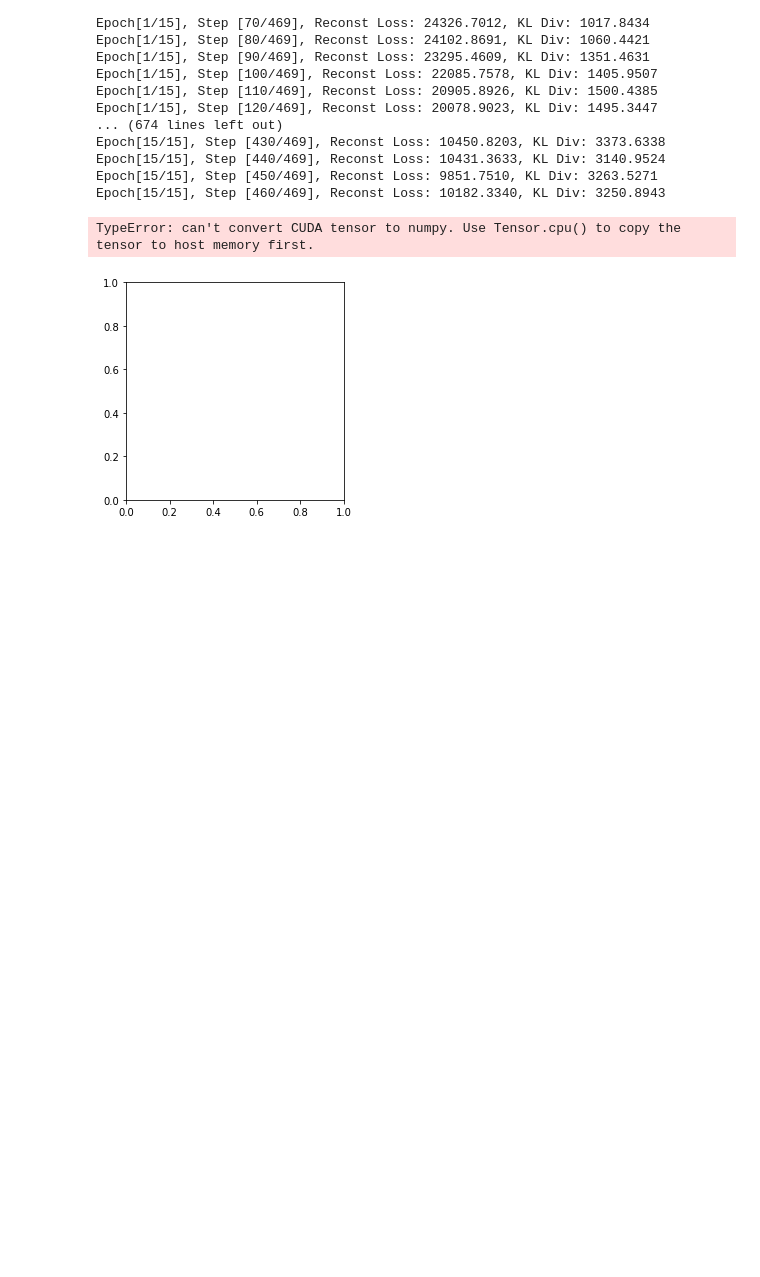
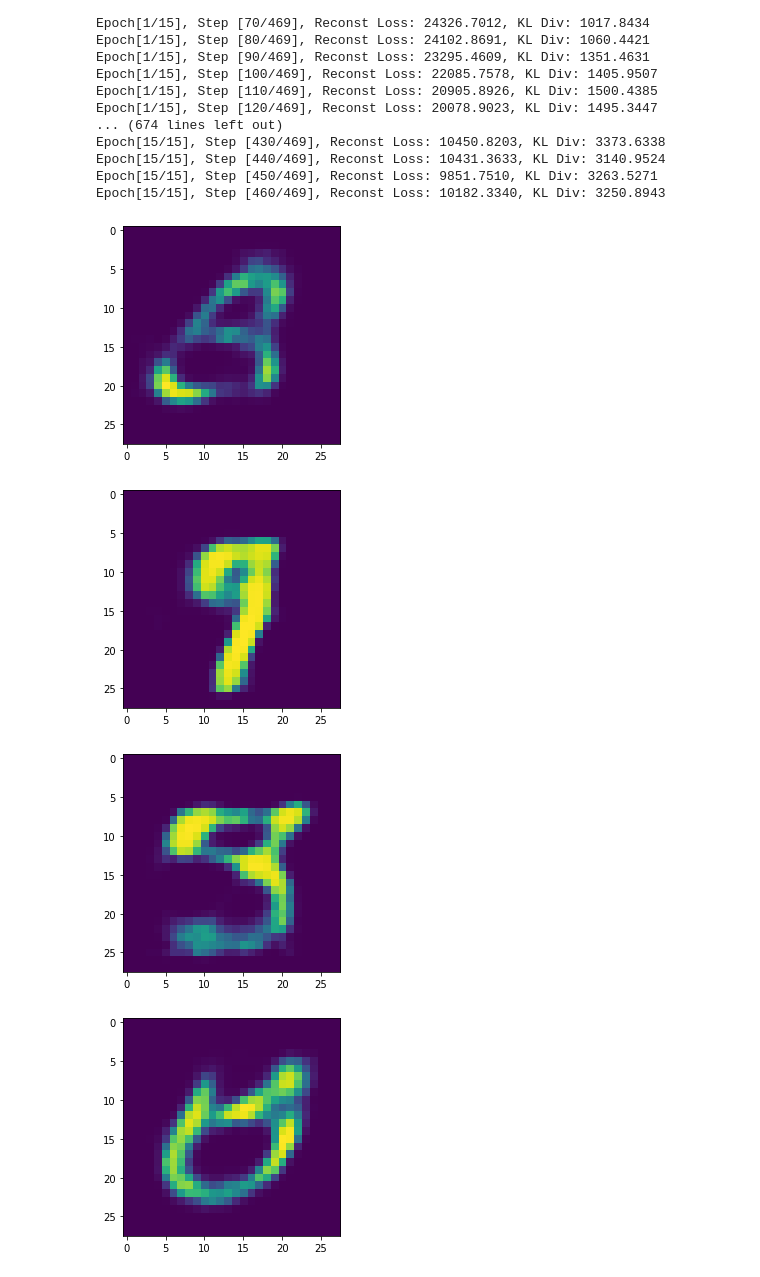
Before and after one commit to qinhanmin2014/Learning-Materials, a Jupyter notebook: pytorch-tutorial/3_2_variational_autoencoder.ipynb, the cells around one changed output. Drawn from its saved outputs; the diff is of its cells as text; code cells hidden in the pictures; blank space fills up the shorter version.

```diff
--- a/pytorch-tutorial/3_2_variational_autoencoder.ipynb
+++ b/pytorch-tutorial/3_2_variational_autoencoder.ipynb
@@ -107,22 +107,24 @@ Epoch[15/15], Step [460/469], Reconst Loss: 10182.3340, KL Div: 3250.8943
 # %%
 with torch.no_grad():
     # Save the sampled images
     z = torch.randn(batch_size, z_dim).to(device)
     out = model.decode(z).reshape(-1, 1, 28, 28)
     for i in range(5):
         plt.figure()
-        plt.imshow(out[i].reshape(28, 28))
+        plt.imshow(out[i].cpu().reshape(28, 28))
         plt.show()
     # save_image(out, os.path.join(sample_dir, 'sampled-{}.png'.format(epoch + 1)))
 
     # Save the reconstructed images
     out, _, _ = model(x)
     x_concat = torch.cat([x.reshape(-1, 1, 28, 28), out.reshape(-1, 1, 28, 28)], dim=3)
     for i in range(5):
         plt.figure()
-        plt.imshow(x_concat[i].reshape(28, 56))
+        plt.imshow(x_concat[i].cpu().reshape(28, 56))
         plt.show()
     # save_image(x_concat, os.path.join(sample_dir, 'reconst-{}.png'.format(epoch + 1)))
 # %% [output]
-TypeError: can't convert CUDA tensor to numpy. Use Tensor.cpu() to copy the tensor to host memory first.
-[figure, old version]
+[figure, new version]
+[figure, added]
+[figure, added]
+[figure, added]
```
Also changed, not shown: parts of 1 cell of this notebook, 8 other files.
